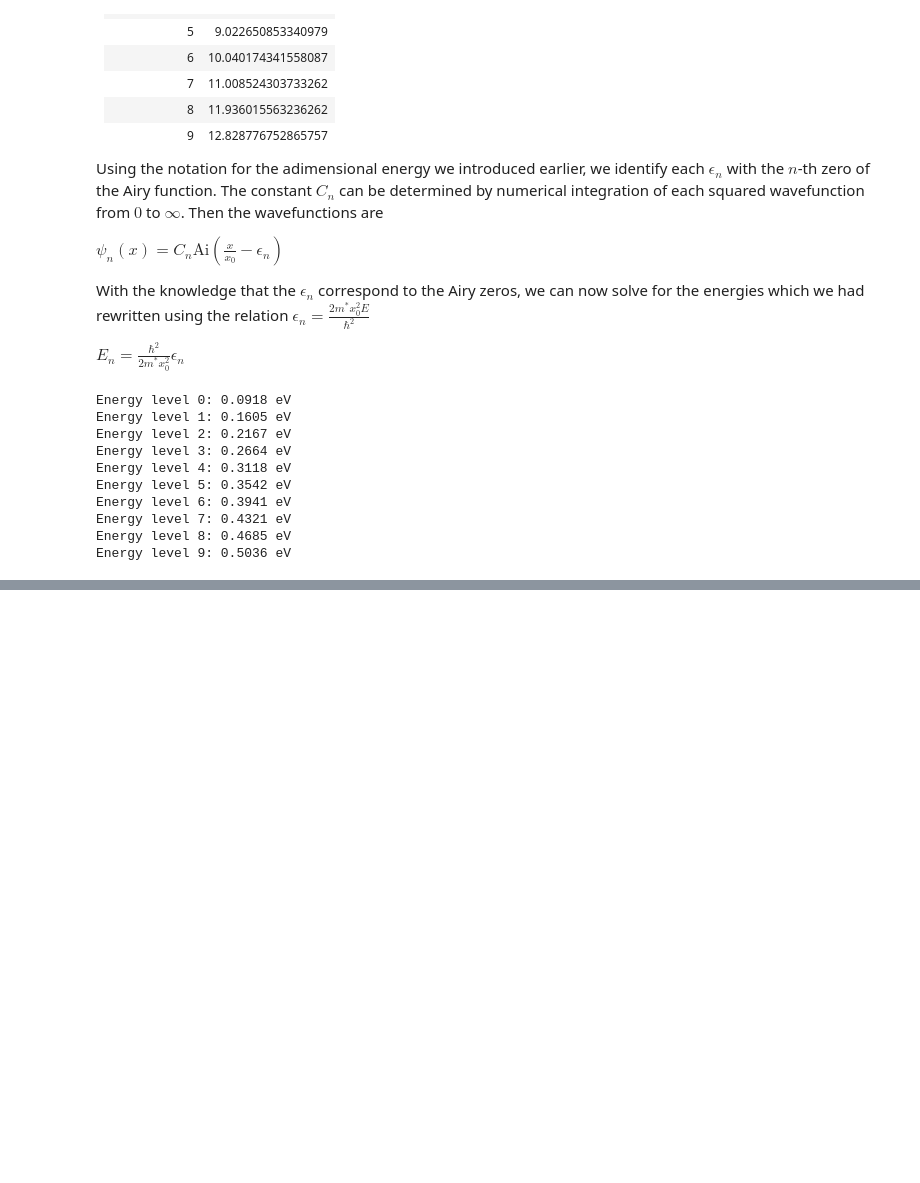
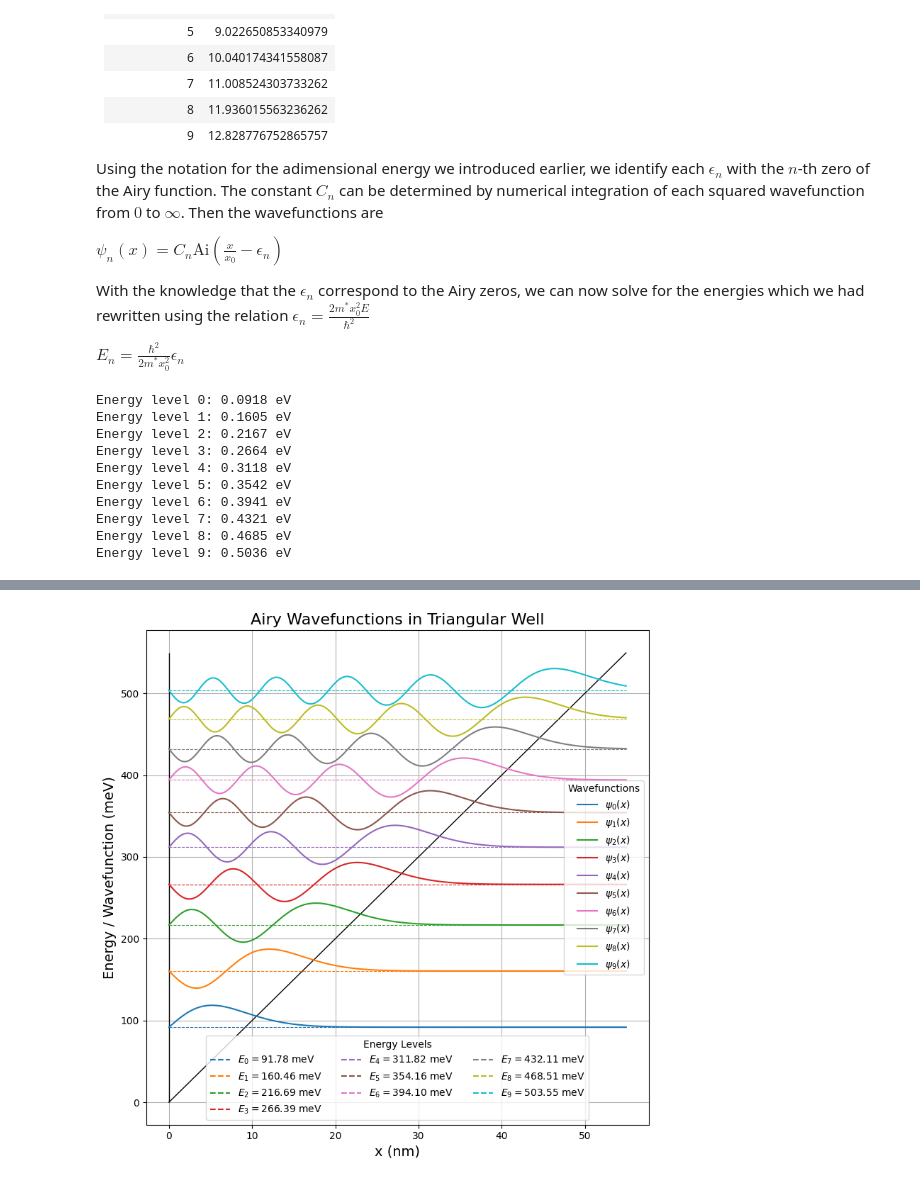
Before and after one commit to fercho111/Applied-QM-Project, a Jupyter notebook: triangular.ipynb, the cells around one changed output, grey strips where cells are left out. Saved outputs shown, nothing was run; the diff lists cells and outputs as text; code cells hidden in the pictures; blank space fills up the shorter version.

Commit message:
analytically solved potential

```diff
--- a/triangular.ipynb
+++ b/triangular.ipynb
@@ -195,16 +194,3 @@ Energy level 6: 0.3941 eV
 Energy level 7: 0.4321 eV
 Energy level 8: 0.4685 eV
 Energy level 9: 0.5036 eV
-# %%
-from sympy.abc import xi
-psi = sy.functions.special.bessel.airyai(xi - float(zeros[3]))
-x = np.linspace(-15, 20, 1000)
-psi_lambda = sy.lambdify(xi, psi)
-psi_results = psi_lambda(x)
-plt.figure(figsize=(8, 5))
-plt.plot(x, psi_results, 'b-', lw=2)
-plt.xlabel("x", fontsize=14)
-plt.ylabel("Wavefunction", fontsize=14)
-plt.title("Wavefunction of the Triangular Well", fontsize=16)
-plt.grid(True)
-plt.show()
@@ -249,0 +197,85 @@ plt.show()
+# %%
+import numpy as np
+import matplotlib.pyplot as plt
+import sympy as sy
+from sympy.abc import xi
+from scipy.special import ai_zeros
+from scipy.constants import hbar, e, m_e
+
+# Constants
+F = 1e7  # V/m
+m_eff = 0.063 * m_e
+x0 = ((hbar ** 2) / (2 * m_eff * e * F)) ** (1/3)
+
+# Spatial domain
+x = np.linspace(0, 14 * x0, 1000)
+xi_vals = x / x0
+x_nm = x * 1e9  # For plotting in nm
+
+# Airy zeros and energies
+zeros = ai_zeros(10)[0]
+energies = [(hbar ** 2 / (2 * m_eff * x0 ** 2)) * abs(z) / e for z in zeros]  # in eV
+
+# Potential profile V(x) = e F x in meV
+V = e * F * x
+V_meV = V / e * 1e3
+
+# Plot setup
+plt.figure(figsize=(8, 8))
+plt.plot(x_nm, V_meV, 'k-', lw=1, label="Potential $V(x)$")
+# Horizontal line at x = 0 (vertical axis)
+plt.vlines(0, 0, np.max(V_meV), colors='k', linewidth=1)
+
+wavefunction_handles = []
+energy_handles = []
+
+for n, epsilon_n in enumerate(zeros):
+    # Define psi_n(x) = Ai(x / x0 - ε_n)
+    psi_expr = sy.functions.special.bessel.airyai(xi + float(epsilon_n))
+    psi_lambda = sy.lambdify(xi, psi_expr)
+    psi_vals = psi_lambda(xi_vals)
+
+    # Visually scale wavefunction
+    psi_vals *= 50
+
+    # Energy level in meV
+    E_meV = energies[n] * 1e3
+
+    # Shift wavefunction
+    psi_shifted = psi_vals + E_meV
+
+    # Plot wavefunction
+    wf_line, = plt.plot(x_nm, psi_shifted, lw=1.5, label=fr"$\psi_{{{n}}}(x)$")
+    wavefunction_handles.append(wf_line)
+
+    # Dashed horizontal line at energy level
+    e_line = plt.hlines(E_meV, x_nm[0], x_nm[-1], colors=[wf_line.get_color()],
+                        linestyles='dashed', linewidth=0.8)
+    # Create a proxy handle for legend
+    energy_handles.append(plt.Line2D([], [], color=wf_line.get_color(), linestyle='--',
+                                     label=fr"$E_{{{n}}} = {E_meV:.2f}~\mathrm{{meV}}$"))
+
+
+# Plot aesthetics
+plt.xlabel("x (nm)", fontsize=14)
+plt.ylabel("Energy / Wavefunction (meV)", fontsize=14)
+plt.title("Airy Wavefunctions in Triangular Well", fontsize=16)
+plt.grid(True)
+
+# Two separate legends
+first_legend = plt.legend(
+    handles=energy_handles,
+    loc="lower center",
+    ncol=len(energy_handles) / 3,
+    fontsize=10,
+    title="Energy Levels"
+)
+
+plt.gca().add_artist(first_legend)  # Keep first legend when adding the second
+
+plt.legend(handles=wavefunction_handles, loc="center right", fontsize=10, title="Wavefunctions")
+
+plt.tight_layout()
+plt.show()
+# %% [output]
+[figure, added]
```
Also changed, not shown: parts of 6 cells of this notebook.
